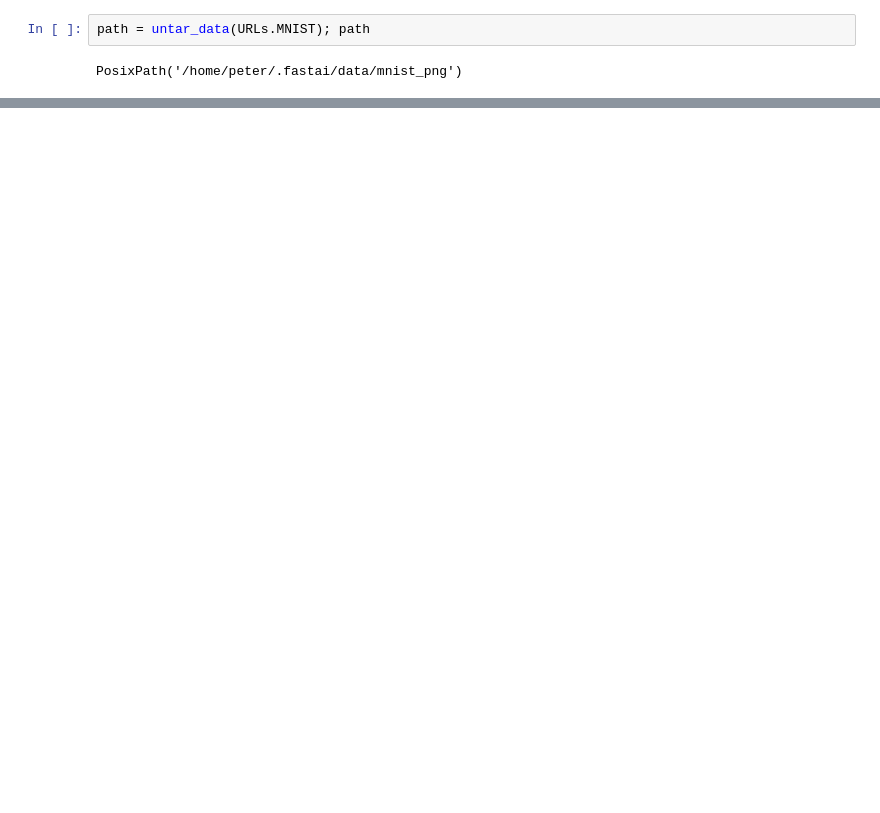
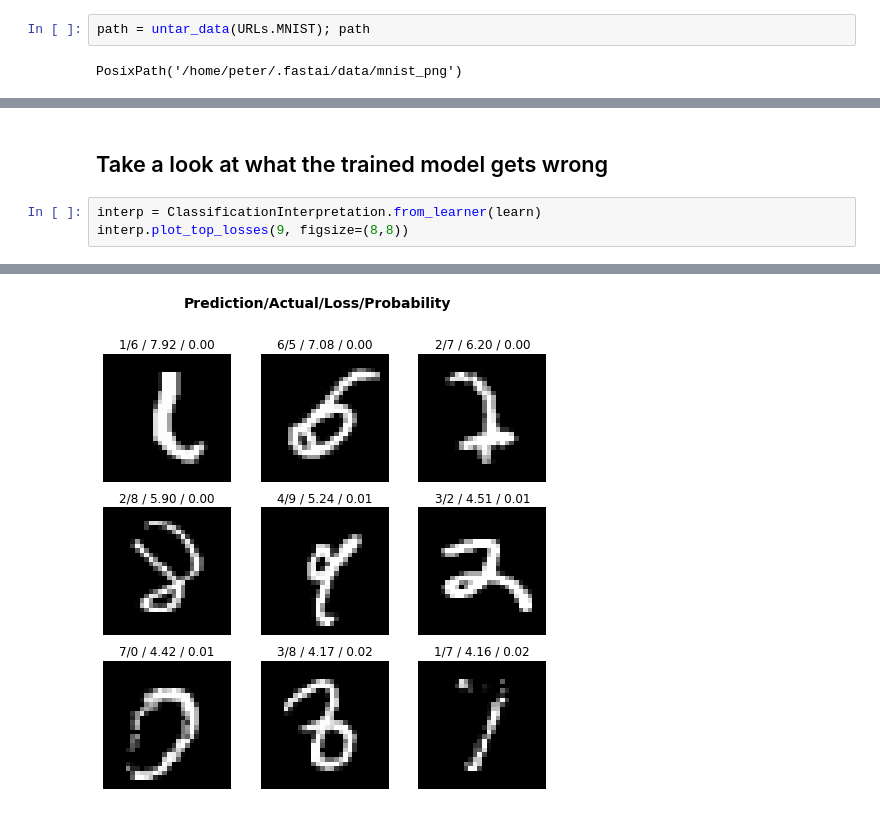
Before and after one commit to pete88b/data-science, a Jupyter notebook: myohddac/notebooks/mnist-training.ipynb, the cells around one changed output, grey strips where cells are left out. Cells and saved outputs as stored; diff of their text form; blank space fills up the shorter version.

```diff
--- a/myohddac/notebooks/mnist-training.ipynb
+++ b/myohddac/notebooks/mnist-training.ipynb
@@ -31,0 +110,6 @@ learn.fit_one_cycle(1, 5e-3)
+# %% [markdown]
+## Take a look at what the trained model gets wrong
+# %%
+interp = ClassificationInterpretation.from_learner(learn)
+interp.plot_top_losses(9, figsize=(8,8))
+# %% [output]
@@ -31,0 +117 @@ learn.fit_one_cycle(1, 5e-3)
+[figure, added]
```
Also changed, not shown: parts of 21 cells of this notebook, 12 other files.
